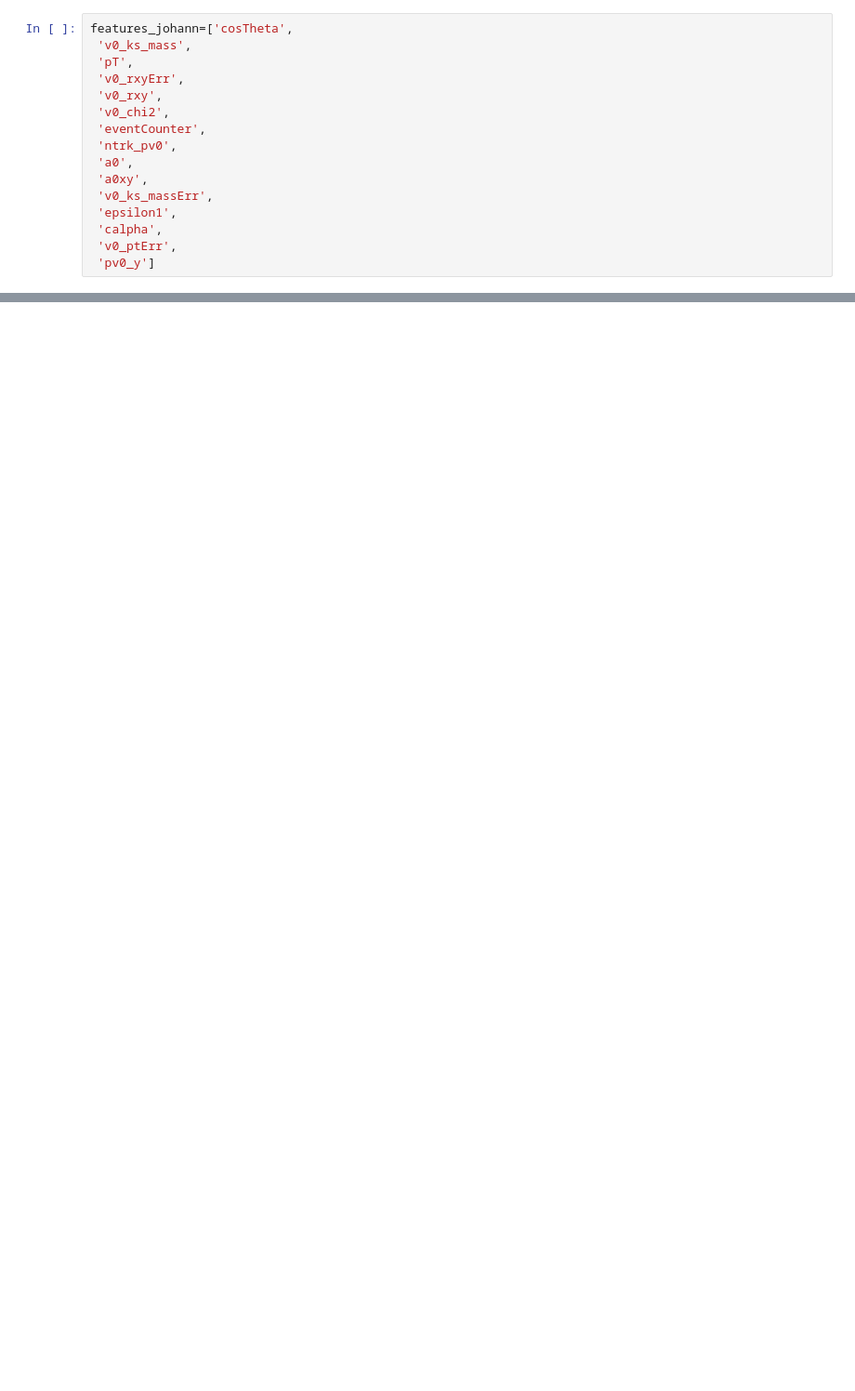
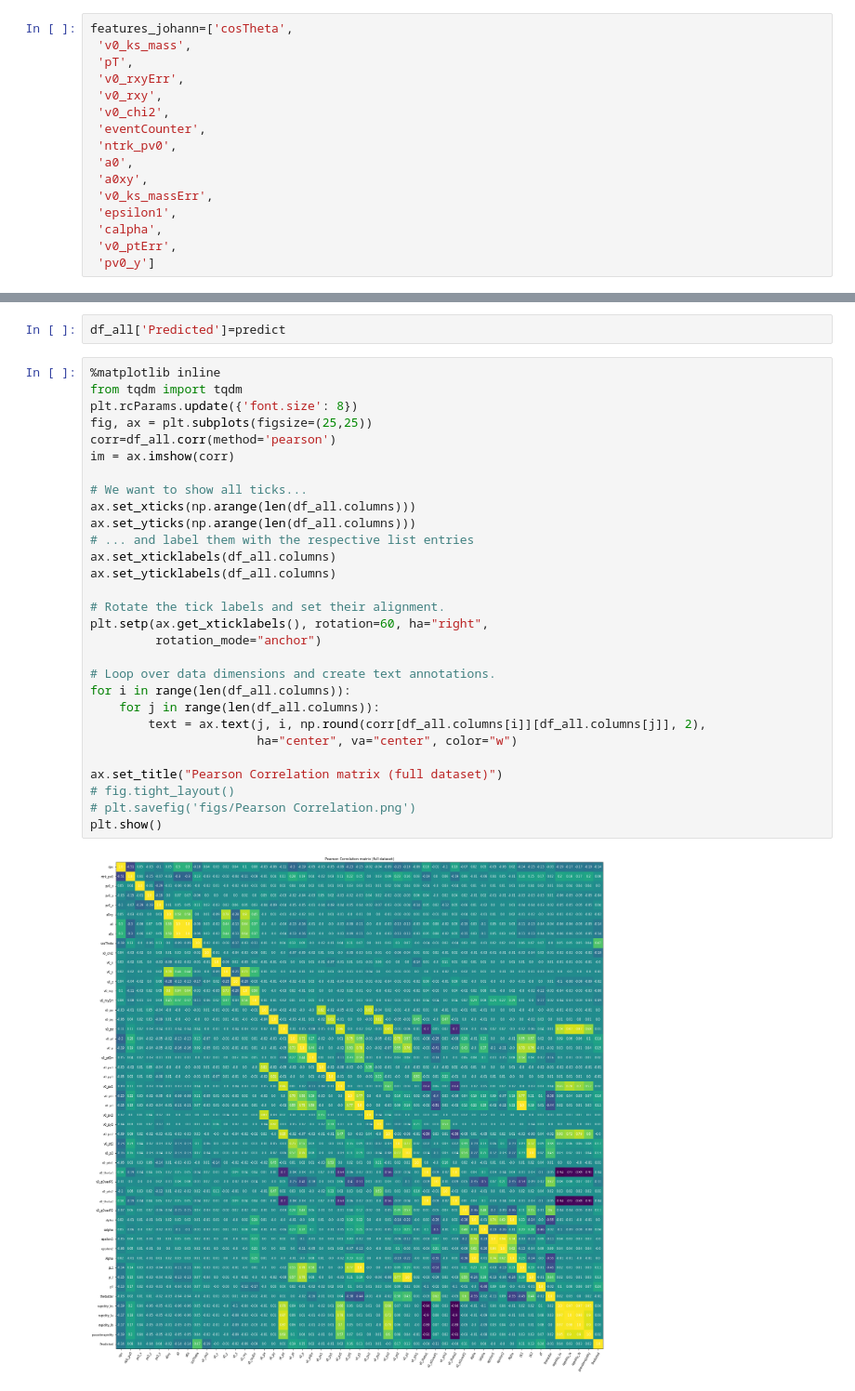
Before and after one commit to astrockragh/troels_projekt, a Jupyter notebook: Code/kshort/decorrelation.ipynb, the cells around one changed output, grey strips where cells are left out. Shown: that part at 93% size. Saved outputs shown, nothing was run; the diff lists cells and outputs as text; blank space fills up the shorter version.

```diff
--- a/Code/kshort/decorrelation.ipynb
+++ b/Code/kshort/decorrelation.ipynb
@@ -59,0 +82,33 @@ df_all.head()
+# %%
+df_all['Predicted']=predict
+# %%
+%matplotlib inline
+from tqdm import tqdm
+plt.rcParams.update({'font.size': 8})
+fig, ax = plt.subplots(figsize=(25,25))
+corr=df_all.corr(method='pearson')
+im = ax.imshow(corr)
+
+# We want to show all ticks...
+ax.set_xticks(np.arange(len(df_all.columns)))
+ax.set_yticks(np.arange(len(df_all.columns)))
+# ... and label them with the respective list entries
+ax.set_xticklabels(df_all.columns)
+ax.set_yticklabels(df_all.columns)
+
+# Rotate the tick labels and set their alignment.
+plt.setp(ax.get_xticklabels(), rotation=60, ha="right",
+         rotation_mode="anchor")
+
+# Loop over data dimensions and create text annotations.
+for i in range(len(df_all.columns)):
+    for j in range(len(df_all.columns)):
+        text = ax.text(j, i, np.round(corr[df_all.columns[i]][df_all.columns[j]], 2),
+                       ha="center", va="center", color="w")
+
+ax.set_title("Pearson Correlation matrix (full dataset)")
+# fig.tight_layout()
+# plt.savefig('figs/Pearson Correlation.png')
+plt.show()
+# %% [output]
+[figure, added]
```
Also changed, not shown: parts of 16 cells of this notebook, 10 other files.
